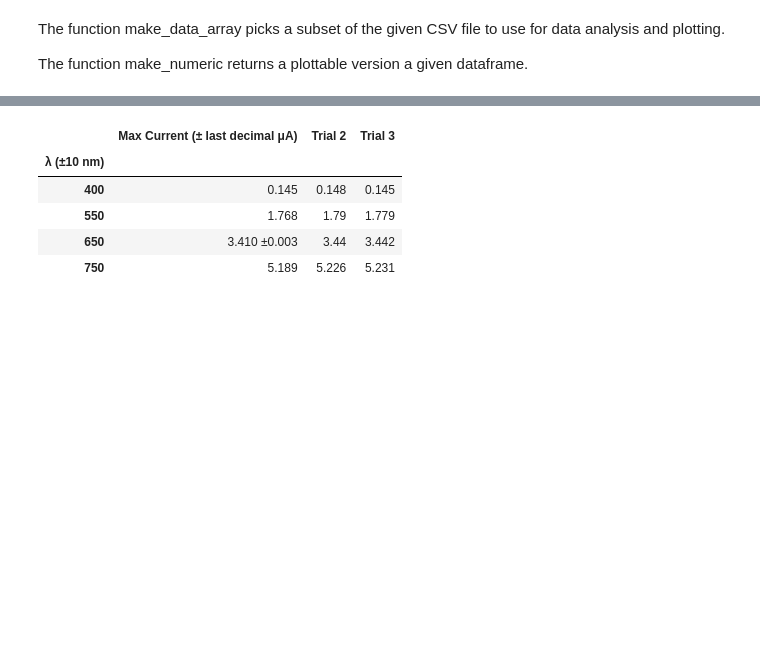
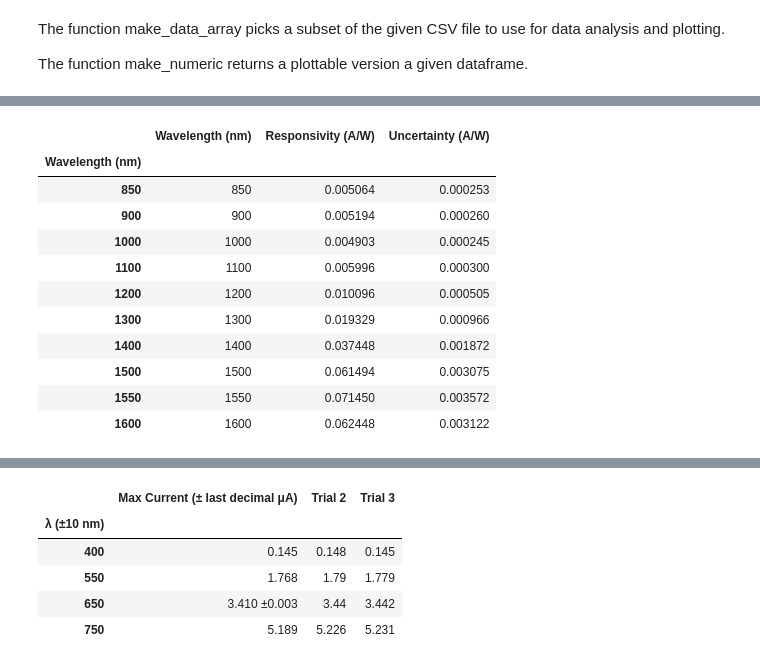
Before and after one commit to MarcosP7635/Ay105, a Jupyter notebook: Lab1.ipynb, the cells around one changed output, grey strips where cells are left out. Cells and saved outputs as stored; diff of their text form; code cells hidden in the pictures; blank space fills up the shorter version.

```diff
--- a/Lab1.ipynb
+++ b/Lab1.ipynb
@@ -348,0 +281,33 @@ def plot_planck(T):
+# %%
+def get_corresponding_data(lam, df, lim = 2):
+    row = 0
+    while not (df.iloc[row, 0] > lam):
+        row += 1
+        if row > df.shape[0] - 1:
+            return df.iloc[row-1, :]
+    if row > 0 and row < df.shape[0]-1 and df.iloc[row-1, 0] - lim < lam:
+        dist = df.iloc[row, 0] - df.iloc[row-1, 0]
+        return (df.iloc[row-1,:] * (df.iloc[row,0] - lam) +
+             df.iloc[row,:] * (lam - df.iloc[row-1,0])) / dist
+    return df.iloc[row, :]
+corresponding_data = [get_corresponding_data(lam,
+                    photodiode_specs_lams) for lam in wavelengths]
+calibrating_df = pd.DataFrame(corresponding_data)#.reset_index(inplace=True)
+calibrating_df.reset_index(inplace=True, drop=True)
+lam_name = "Wavelength (nm)"
+calibrating_df[lam_name] = [int(np.round(x)) for x in calibrating_df[lam_name]]
+calibrating_df.set_index(lam_name, inplace=True, drop=False)
+calibrating_df
+# %% [output]
+|  | Wavelength (nm) | Responsivity (A/W) | Uncertainty (A/W) |
+| Wavelength (nm) |  |  |  |
+| 850 | 850 | 0.005064 | 0.000253 |
+| 900 | 900 | 0.005194 | 0.000260 |
+| 1000 | 1000 | 0.004903 | 0.000245 |
+| 1100 | 1100 | 0.005996 | 0.000300 |
+| 1200 | 1200 | 0.010096 | 0.000505 |
+| 1300 | 1300 | 0.019329 | 0.000966 |
+| 1400 | 1400 | 0.037448 | 0.001872 |
+| 1500 | 1500 | 0.061494 | 0.003075 |
+| 1550 | 1550 | 0.071450 | 0.003572 |
+| 1600 | 1600 | 0.062448 | 0.003122 |
```
Also changed, not shown: parts of 30 cells of this notebook, 5 other files.
